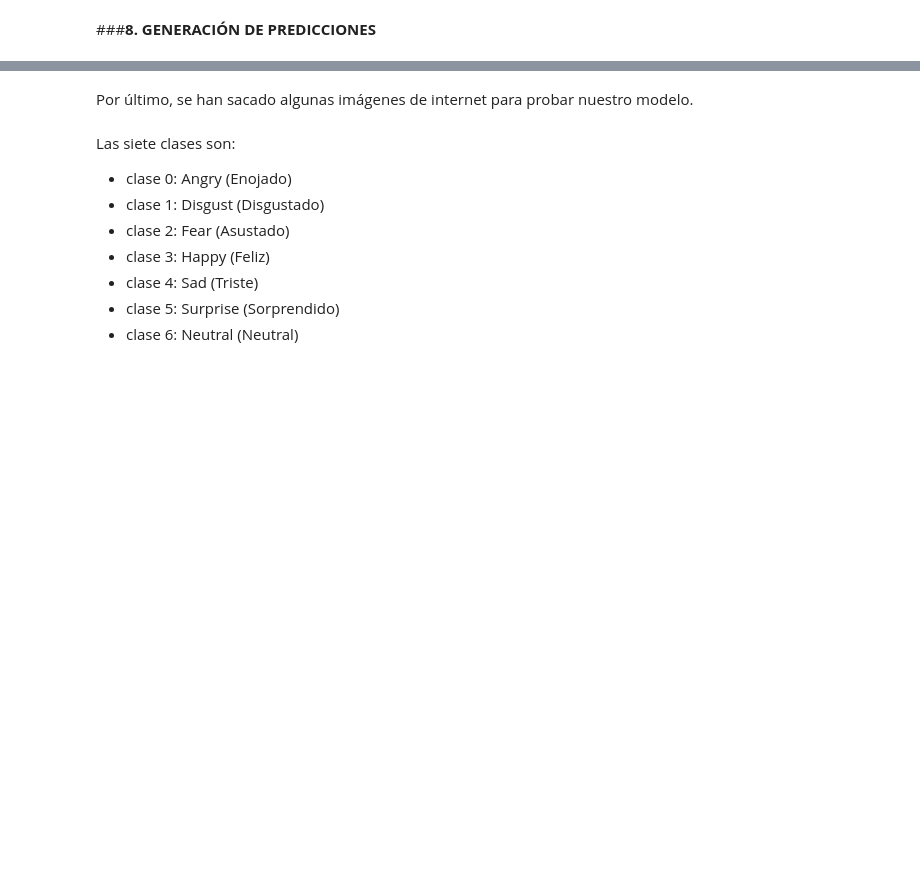
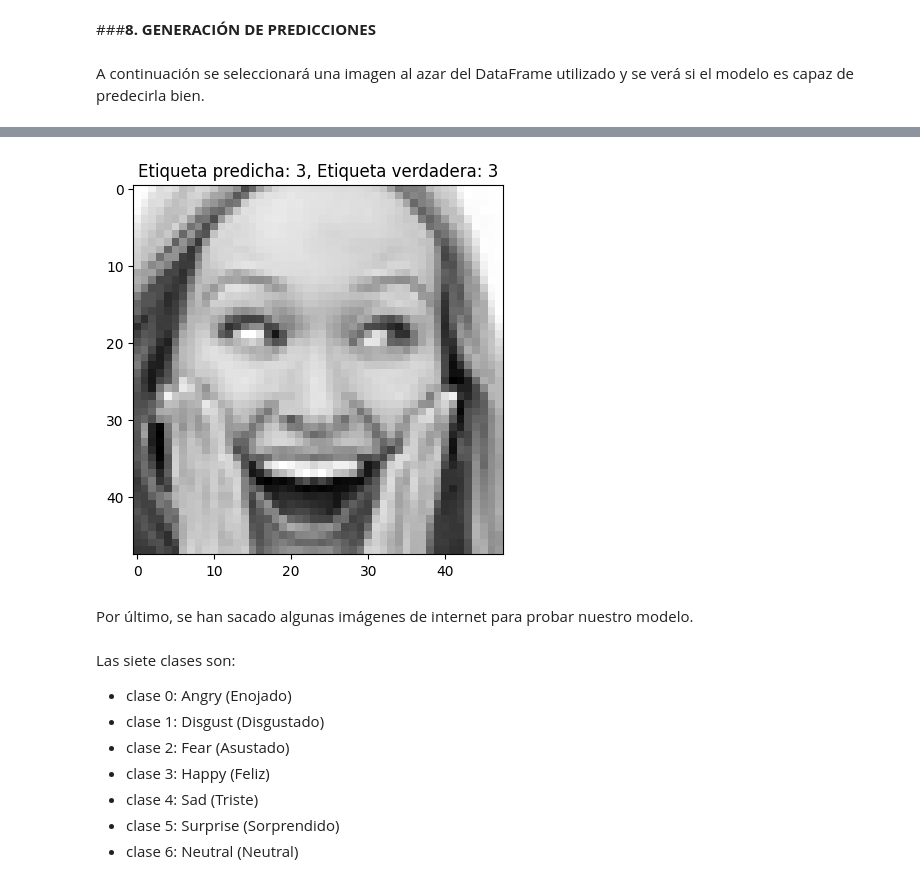
Before and after one commit to ElenaPeralPastor/AA_PRACTICA2_GRUPO_2, a Jupyter notebook: PROYECTO.ipynb, the cells around one changed output, grey strips where cells are left out. Cells and saved outputs as stored; diff of their text form; code cells hidden in the pictures; blank space fills up the shorter version.

```diff
--- a/PROYECTO.ipynb
+++ b/PROYECTO.ipynb
@@ -313,2 +314,40 @@ plot_confusion_matrix(confusion_mtx, classes = range(10))
 # %% [markdown]
 ###**8. GENERACIÓN DE PREDICCIONES**
+# %% [markdown]
+A continuación se seleccionará una imagen al azar del DataFrame utilizado y se verá si el modelo es capaz de predecirla bien.
+# %%
+import cv2
+
+# obtener una muestra aleatoria del conjunto de datos de test
+ejemplo = data[data['Usage']=='PrivateTest'].sample(1)
+
+# convertir la imagen de píxeles en una matriz numpy
+pixels = ejemplo['pixels'].values[0].split(' ')
+image = np.array([int(p) for p in pixels], dtype=np.uint8).reshape(48, 48)
+
+# redimensionar la imagen a 48x48
+image = cv2.resize(image, (48, 48))
+
+# normalizar los valores de píxeles en el rango [0, 1]
+image = image / 255.0
+
+# agregar una dimensión adicional para la convolución
+image = np.expand_dims(image, axis=-1)
+
+# agregar una dimensión adicional para la muestra
+image = np.expand_dims(image, axis=0)
+
+# obtener la etiqueta predicha de la imagen
+pred = model.predict(image)
+
+# obtener la clase con la etiqueta predicha
+pred_class = np.argmax(pred, axis=1)[0]
+
+# obtener la etiqueta verdadera de la imagen
+true_label = ejemplo['emotion'].values[0]
+
+# mostrar la imagen
+plt.imshow(image.squeeze(), cmap='gray')
+plt.title(f"Etiqueta predicha: {pred_class}, Etiqueta verdadera: {true_label}")
+plt.show()
+# %% [output]
@@ -315,3 +355,4 @@ plot_confusion_matrix(confusion_mtx, classes = range(10))
+[figure, added]
 # %% [markdown]
 Por último, se han sacado algunas imágenes de internet para probar nuestro modelo.
 # %% [markdown]
```
Also changed, not shown: parts of 6 cells of this notebook.
